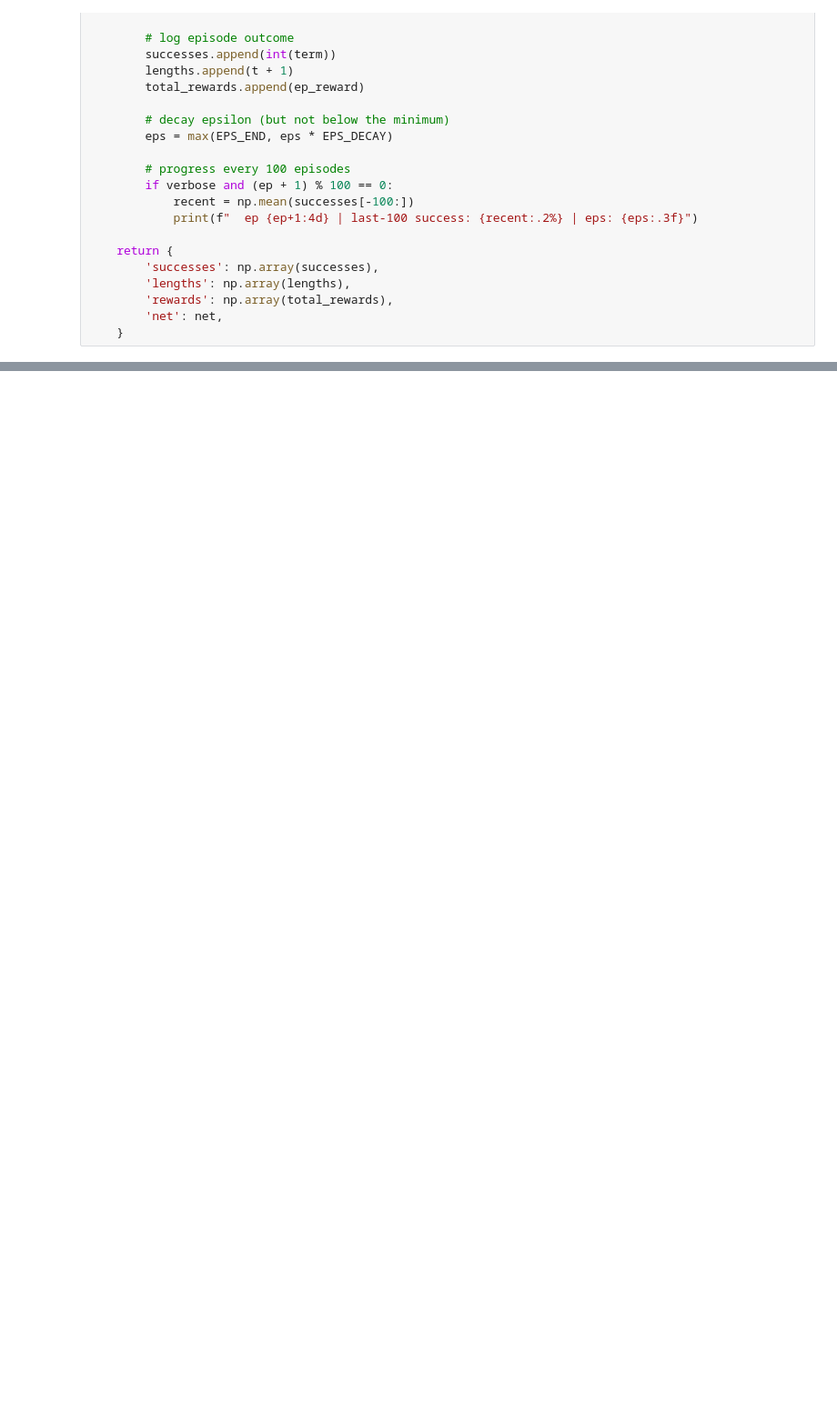
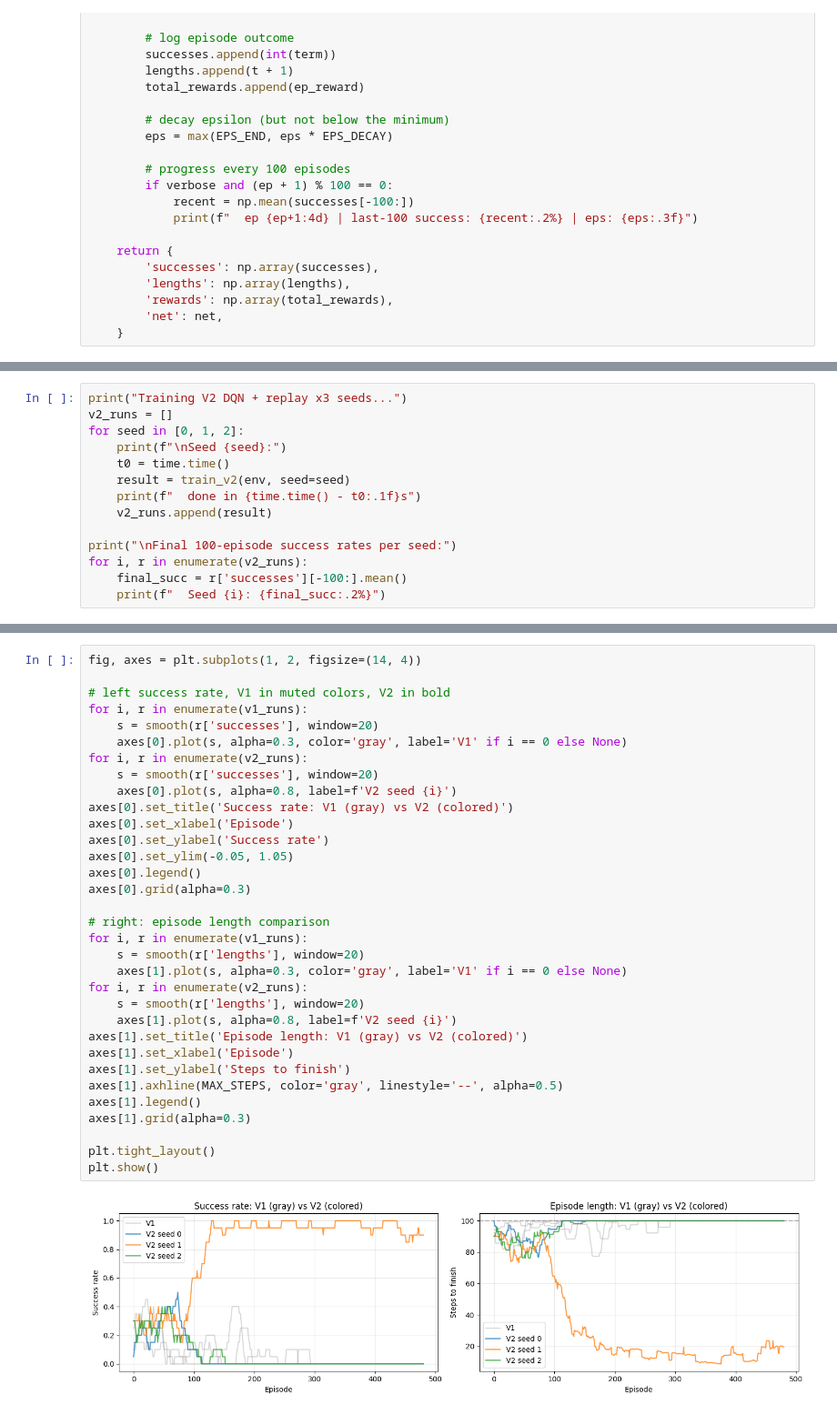
Before and after one commit to iav2002/Assignment_Advanced_Topics_In_DeepLearning, a Jupyter notebook: Part3_DQN.ipynb, the cells around one changed output, grey strips where cells are left out. Shown at 91% size. Cells and saved outputs as stored; diff of their text form; blank space fills up the shorter version.

```diff
--- a/Part3_DQN.ipynb
+++ b/Part3_DQN.ipynb
@@ -348,0 +508,14 @@ Final 100-episode success rates per seed:
+# %%
+print("Training V2 DQN + replay x3 seeds...")
+v2_runs = []
+for seed in [0, 1, 2]:
+    print(f"\nSeed {seed}:")
+    t0 = time.time()
+    result = train_v2(env, seed=seed)
+    print(f"  done in {time.time() - t0:.1f}s")
+    v2_runs.append(result)
+
+print("\nFinal 100-episode success rates per seed:")
+for i, r in enumerate(v2_runs):
+    final_succ = r['successes'][-100:].mean()
+    print(f"  Seed {i}: {final_succ:.2%}")
@@ -348,0 +540,35 @@ Final 100-episode success rates per seed:
+# %%
+fig, axes = plt.subplots(1, 2, figsize=(14, 4))
+
+# left success rate, V1 in muted colors, V2 in bold
+for i, r in enumerate(v1_runs):
+    s = smooth(r['successes'], window=20)
+    axes[0].plot(s, alpha=0.3, color='gray', label='V1' if i == 0 else None)
+for i, r in enumerate(v2_runs):
+    s = smooth(r['successes'], window=20)
+    axes[0].plot(s, alpha=0.8, label=f'V2 seed {i}')
+axes[0].set_title('Success rate: V1 (gray) vs V2 (colored)')
+axes[0].set_xlabel('Episode')
+axes[0].set_ylabel('Success rate')
+axes[0].set_ylim(-0.05, 1.05)
+axes[0].legend()
+axes[0].grid(alpha=0.3)
+
+# right: episode length comparison
+for i, r in enumerate(v1_runs):
+    s = smooth(r['lengths'], window=20)
+    axes[1].plot(s, alpha=0.3, color='gray', label='V1' if i == 0 else None)
+for i, r in enumerate(v2_runs):
+    s = smooth(r['lengths'], window=20)
+    axes[1].plot(s, alpha=0.8, label=f'V2 seed {i}')
+axes[1].set_title('Episode length: V1 (gray) vs V2 (colored)')
+axes[1].set_xlabel('Episode')
+axes[1].set_ylabel('Steps to finish')
+axes[1].axhline(MAX_STEPS, color='gray', linestyle='--', alpha=0.5)
+axes[1].legend()
+axes[1].grid(alpha=0.3)
+
+plt.tight_layout()
+plt.show()
+# %% [output]
+[figure, added]
```
Also changed, not shown: parts of 8 cells of this notebook.
